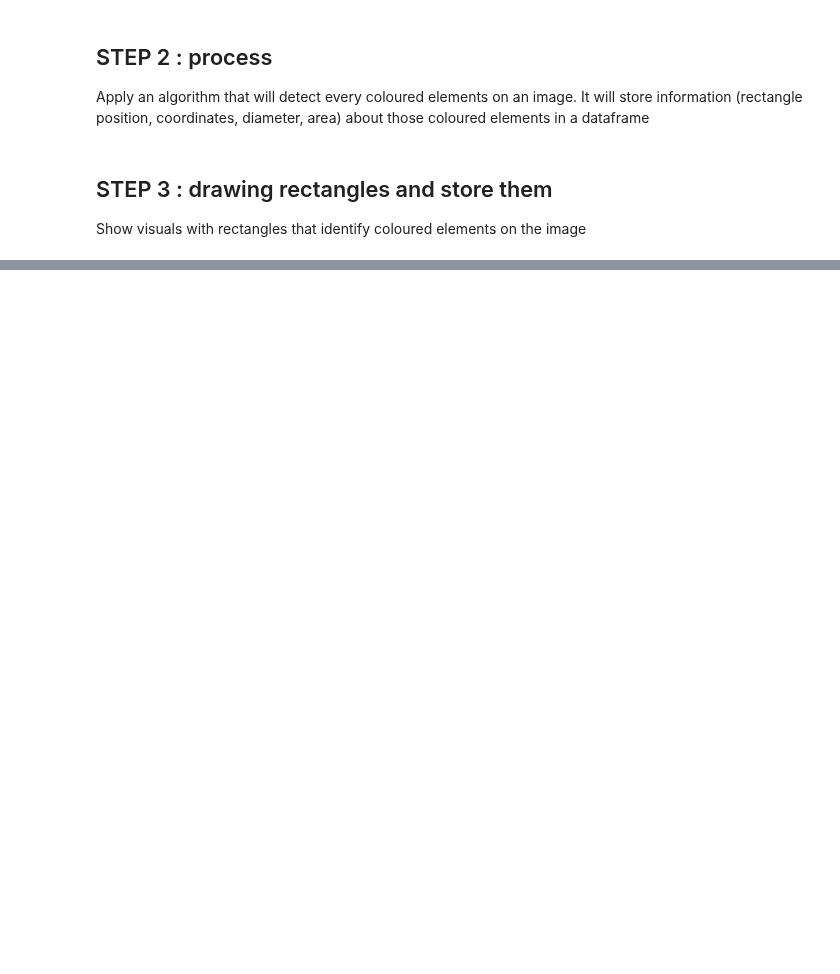
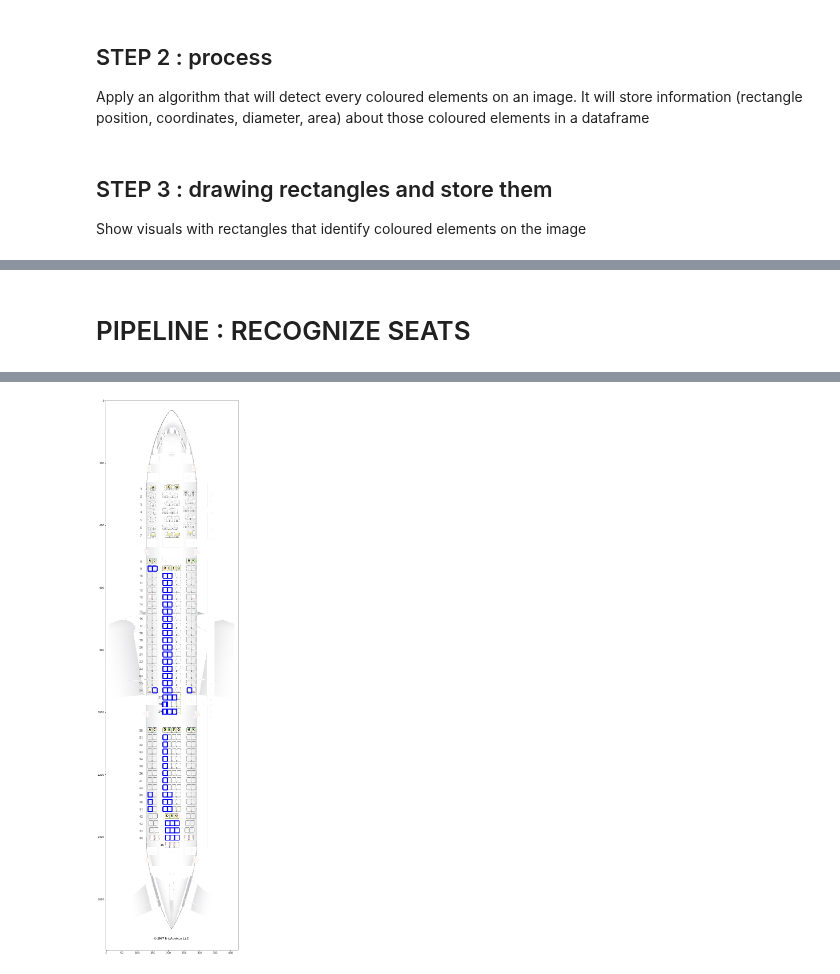
Before and after one commit to vincentnam/ProjetInterpromo2020G8, a Jupyter notebook: William_Azzouza_notebook.ipynb, the cells around one changed output, grey strips where cells are left out. Cells and saved outputs as stored; diff of their text form; code cells hidden in the pictures; blank space fills up the shorter version.

Commit message:
Pipeline Coloured Elements finished 16H55 10/01

```diff
--- a/William_Azzouza_notebook.ipynb
+++ b/William_Azzouza_notebook.ipynb
@@ -518,3 +493,80 @@ for rectangles, image_name in tqdm(zip(rectangles_list, images_names)):
     draw_contour(pre_processed_path, drawing_rectangles_path, image_name, rectangles)
 # %% [output]
 [interactive output not drawn]
+# %% [markdown]
+# PIPELINE : RECOGNIZE SEATS
+# %%
+def coord_pattern_finder(image, template, threshold: float):
+    """
+    input:
+        image : image plane cv2.imread() black and white
+        template : image pattern cv2.imread() black and white
+        threshold : threshold for this pattern
+    output:
+        position : list right angle position for this pattern on the image
+
+    """
+    position = []  # Variable output
+    # List of match
+    res = cv.matchTemplate(image, template, cv.TM_CCOEFF_NORMED)
+    for pos in zip(*np.where(res >= threshold)[::-1]):
+        position.append(pos)
+    return(position)
+# %%
+data_path = "/home/sid2019-1/Documents/M2_DATA_INTERPROMO/"
+layouts = ['LAYOUT_SEATGURU', 'LAYOUT_SEATMAESTRO']
+
+templates_path = "images/"
+templates = [img for img in os.listdir(templates_path) if 'temp' in img and 'seat' in img]
+
+planes_path = data_path + layouts[0] + '/'
+planes = [plane_name for plane_name in os.listdir(planes_path) if 'Aer_Lingus' in plane_name]
+
+
+for p in planes:
+    col_obj = Colour(data_path, layouts[0], p)
+
+    # Make a colour detection based on the layout type ('GURU' or 'MAESTRO') and image type('png', 'jpg')
+    img_gray = col_obj.colour_pipeline(colours = {}, epsilon = 40, colour_mode = False,
+                        default_colour = [255, 255, 255], rgb_len = 3)
+    img_to_show = img_gray
+    img_gray = cv.cvtColor(img_gray, cv.COLOR_RGB2GRAY)
+
+    img_rgb = cv.imread(planes_path + p, 1)
+#     img_gray = cv.imread(planes_path + p, 0)
+    print(p + ' shape', img_gray.shape)
+
+    for template_name in templates:
+        template = cv.imread(templates_path + template_name, 0)
+        h, w = template.shape
+        print(template_name, h,w)
+
+        threshold = 0.8 #  Default threshold
+        # Choose threshold for each template
+        if template_name == 'temp_business_seat_armrest_left.jpg':
+            threshold = 0.6
+        elif template_name == 'temp_business_seat_armrest_right.jpg':
+            threshold = 0.6
+        elif template_name == 'temp_business_seat_footrest.jpg':
+            threshold = 1
+        elif template_name == 'temp_first_seat.jpg':
+            threshold = 1
+        elif template_name == 'temp_normal_seat.png':
+            threshold = 0.7
+        elif template_name == 'temp_normal_seat_elec.jpg':
+            threshold = 1
+        elif template_name == 'temp_normal_seat_little.jpg':
+            threshold = 0.65
+        elif template_name == 'temp_yellow_seat.jpg':
+            threshold = 1
+
+        position = coord_pattern_finder(img_gray, template, threshold)
+
+        for pos in position:
+            img_to_show = cv.rectangle(img_to_show, pos, (pos[0] + w, pos[1] + h), (0, 0, 255), 2)
+
+    plt.figure(figsize=(20, 40))
+    plt.imshow(img_to_show.astype('uint8'))
+
+    break
+# %% [output]
@@ -520,0 +582 @@ for rectangles, image_name in tqdm(zip(rectangles_list, images_names)):
+[figure, added]
```
Also changed, not shown: parts of 4 cells of this notebook, 2 other files.
